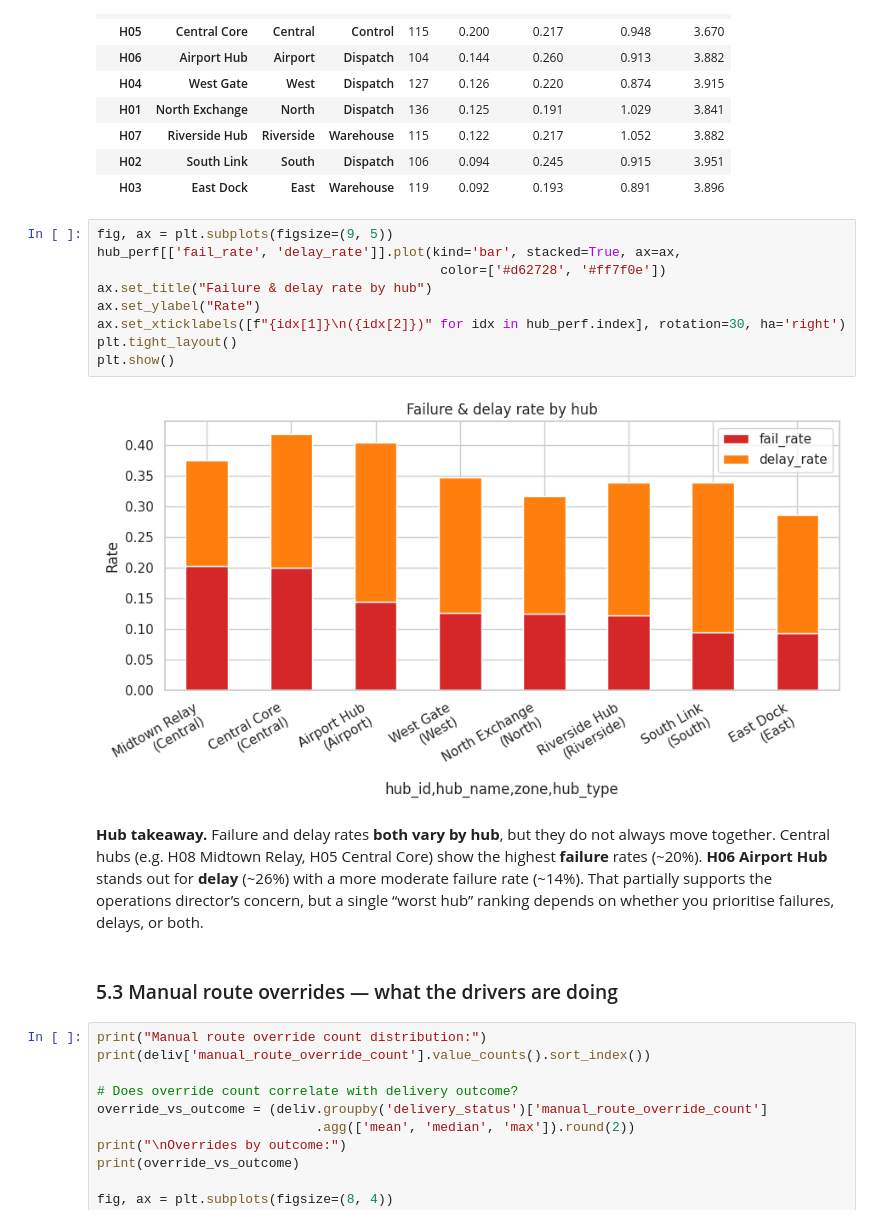
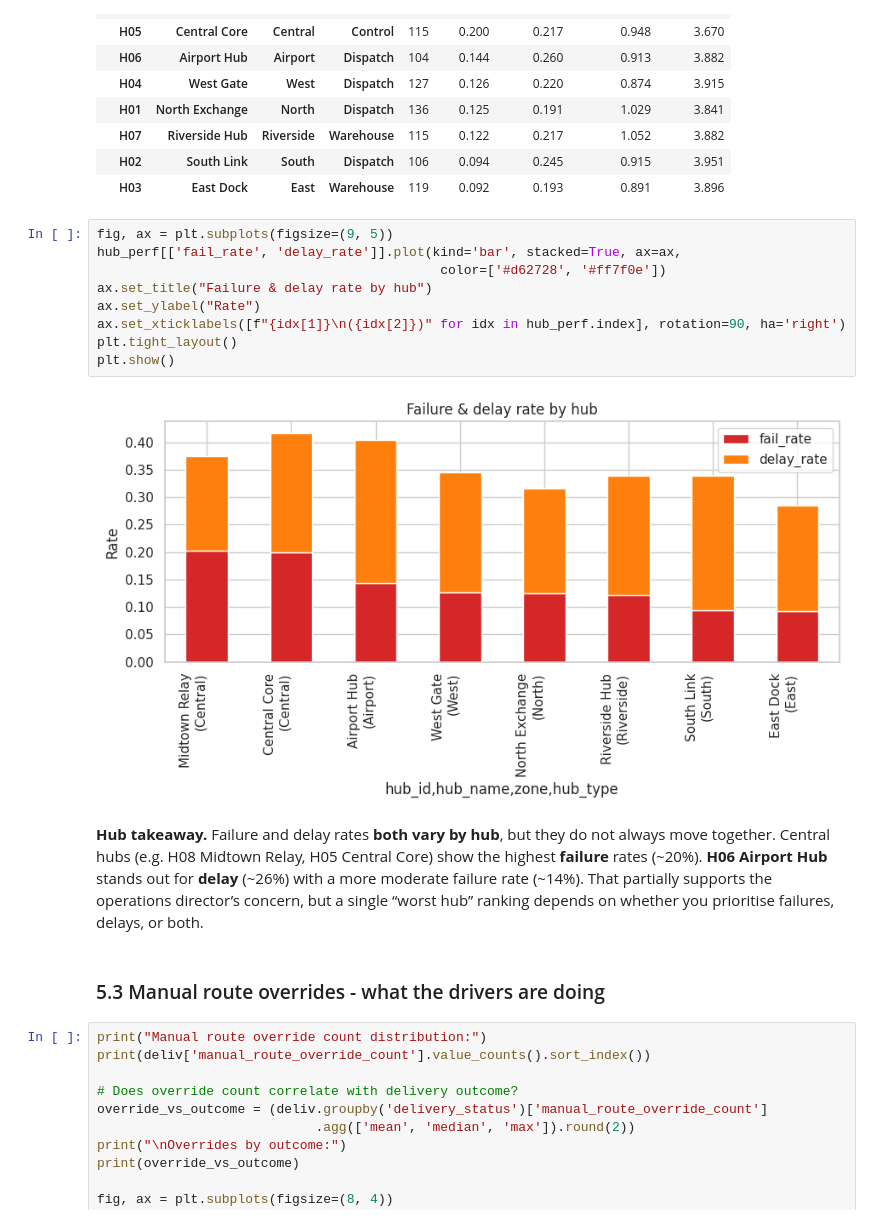
Before and after one commit to ishie00/Databases-and-Analytics, a Jupyter notebook: 01_eda.ipynb, the cells around one changed output. Cells and saved outputs as stored; diff of their text form.

```diff
--- a/01_eda.ipynb
+++ b/01_eda.ipynb
@@ -686,18 +658,18 @@ hub_perf
 # %%
 fig, ax = plt.subplots(figsize=(9, 5))
 hub_perf[['fail_rate', 'delay_rate']].plot(kind='bar', stacked=True, ax=ax,
                                             color=['#d62728', '#ff7f0e'])
 ax.set_title("Failure & delay rate by hub")
 ax.set_ylabel("Rate")
-ax.set_xticklabels([f"{idx[1]}\n({idx[2]})" for idx in hub_perf.index], rotation=30, ha='right')
+ax.set_xticklabels([f"{idx[1]}\n({idx[2]})" for idx in hub_perf.index], rotation=90, ha='right')
 plt.tight_layout()
 plt.show()
 # %% [output]
-[figure, old version]
+[figure, new version]
 # %% [markdown]
 **Hub takeaway.** Failure and delay rates **both vary by hub**, but they do not always move together. Central hubs (e.g. H08 Midtown Relay, H05 Central Core) show the highest **failure** rates (~20%). **H06 Airport Hub** stands out for **delay** (~26%) with a more moderate failure rate (~14%). That partially supports the operations director’s concern, but a single “worst hub” ranking depends on whether you prioritise failures, delays, or both.
 # %% [markdown]
-### 5.3 Manual route overrides — what the drivers are doing
+### 5.3 Manual route overrides - what the drivers are doing
 # %%
 print("Manual route override count distribution:")
 print(deliv['manual_route_override_count'].value_counts().sort_index())
```
Also changed, not shown: parts of 30 cells of this notebook, 5 other files.
